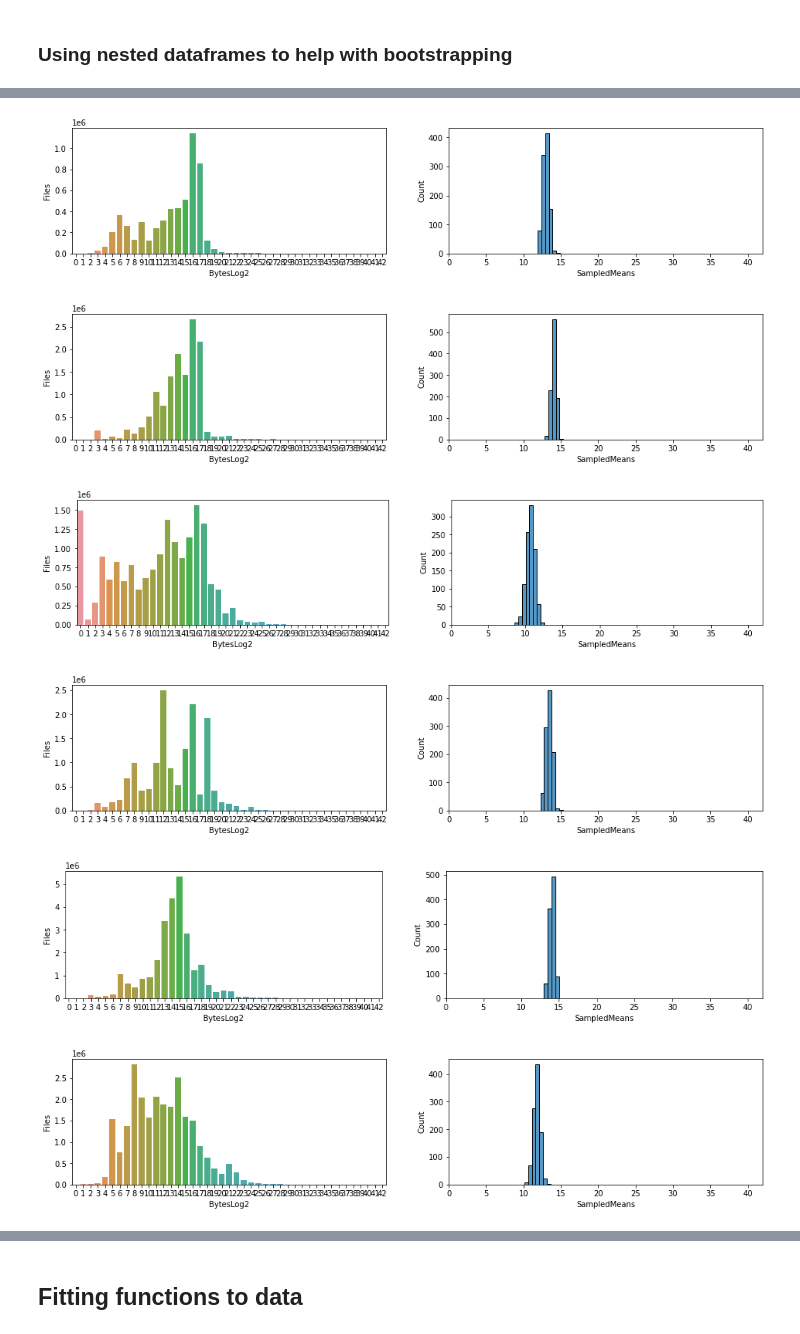
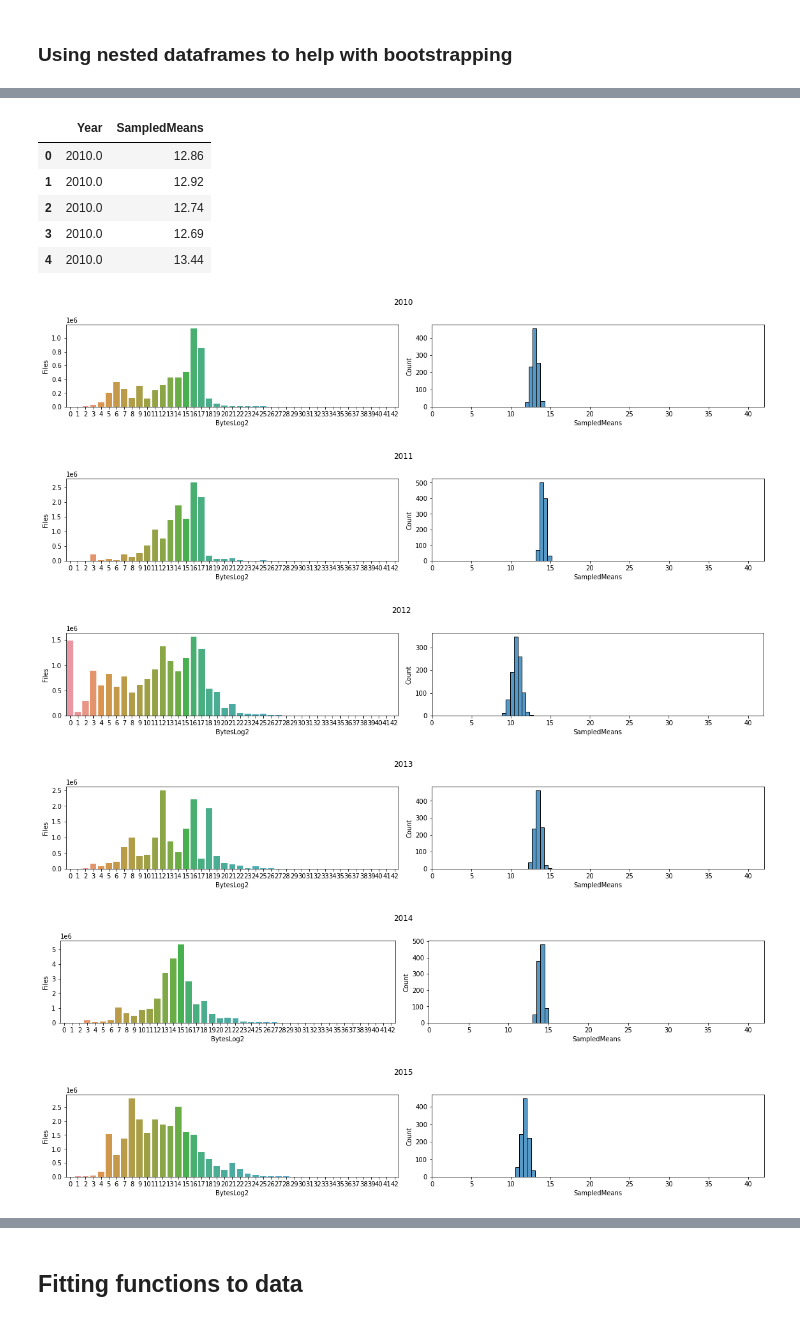
Before and after one commit to AaltoSciComp/data-analysis-workflows-course, a Jupyter notebook: python_exercises/ch3-python-lecture.ipynb, the cells around one changed output, grey strips where cells are left out. Cells and saved outputs as stored; diff of their text form; code cells hidden in the pictures.

```diff
--- a/python_exercises/ch3-python-lecture.ipynb
+++ b/python_exercises/ch3-python-lecture.ipynb
@@ -302,17 +294,0 @@ bootstrapped_means.head()
-# %%
-def bootstrap_byteslog2_mean(dataset, group_variable, target_variable, n_means=1000):
-
-    # Create dataframe for our means
-    means = pd.DataFrame({group_variable: list(dataset[group_variable].unique())})
-    # Get data from dataset based on our group variable
-    means['Data'] = means[group_variable].apply(lambda x: dataset.loc[dataset.loc[:,group_variable] == x])
-    # Get SampledMeans = get_bootstrapped_means(Data)
-    means['SampledMeans'] = means['Data'].apply(lambda data: get_bootstrapped_means(data, 'BytesLog2', target_variable, n_means=n_means))
-    # Get Mean = mean(SampledMeans)
-    means['Mean'] = means['SampledMeans'].apply(np.mean)
-    # Drop Data-column
-    means.drop('Data', axis=1, inplace=True)
-    return means
-
-bootstrapped_means = bootstrap_byteslog2_mean(yearly_bytes_sum, 'Year', 'Files', n_means=1000)
-bootstrapped_means
@@ -333,0 +295,11 @@ bootstrapped_means_distribution = bootstrapped_means.explode('SampledMeans')
+# %%
+def bootstrap_byteslog2_mean(dataset, group_variable, target_variable, n_means=1000):
+
+    bootstrapping_function = lambda x: get_bootstrapped_means(x, 'BytesLog2', target_variable, n_means=n_means)
+
+    bootstrapped_means = dataset.groupby(group_variable).apply(bootstrapping_function)
+    bootstrapped_means['Mean'] = bootstrapped_means['SampledMeans'].apply(np.mean)
+    return bootstrapped_means
+
+bootstrapped_yearly_means = bootstrap_byteslog2_mean(yearly_bytes_sum, 'Year', 'Files', n_means=1000)
+bootstrapped_yearly_means.head()
@@ -334,13 +314,27 @@ bootstrapped_means_distribution = bootstrapped_means.explode('SampledMeans')
+# %%
+bootstrapped_yearly_means_distribution = bootstrapped_yearly_means.drop('Mean', axis=1).explode('SampledMeans').reset_index()
+
+bootstrapped_yearly_means_distribution.head()
+# %% [output]
+|  | Year | SampledMeans |
+| 0 | 2010.0 | 12.86 |
+| 1 | 2010.0 | 12.92 |
+| 2 | 2010.0 | 12.74 |
+| 3 | 2010.0 | 12.69 |
+| 4 | 2010.0 | 13.44 |
 # %%
-for (year, real_data), (year_sampled, bootstrapped_data) in zip(yearly_bytes_sum.groupby('Year'), bootstrapped_means_distribution.groupby('Year')):
+for (year, real_data), (year_sampled, bootstrapped_data) in zip(yearly_bytes_sum.groupby('Year'), bootstrapped_yearly_means_distribution.groupby('Year')):
     figure, (ax1, ax2) = plt.subplots(1,2,figsize=(16,3))
+    figure.suptitle(int(year))
     sb.barplot(x='BytesLog2', y='Files', data=real_data, ci=None, ax=ax1)
     sb.histplot(x='SampledMeans', binwidth=0.5, data=bootstrapped_data, ax=ax2)
     plt.xlim(left=min(yearly_bytes_sum['BytesLog2']), right=max(yearly_bytes_sum['BytesLog2']))
+    plt.tight_layout()
+    plt.savefig('file-distributions-%d_python.svg' % year)
 # %% [output]
-[figure, old version]
+[figure, new version]
-[figure, old version]
+[figure, new version]
-[figure, old version]
+[figure, new version]
-[figure, old version]
+[figure, new version]
-[figure, old version]
+[figure, new version]
-[figure, old version]
+[figure, new version]
```
Also changed, not shown: parts of 14 cells of this notebook, 2 other files.
